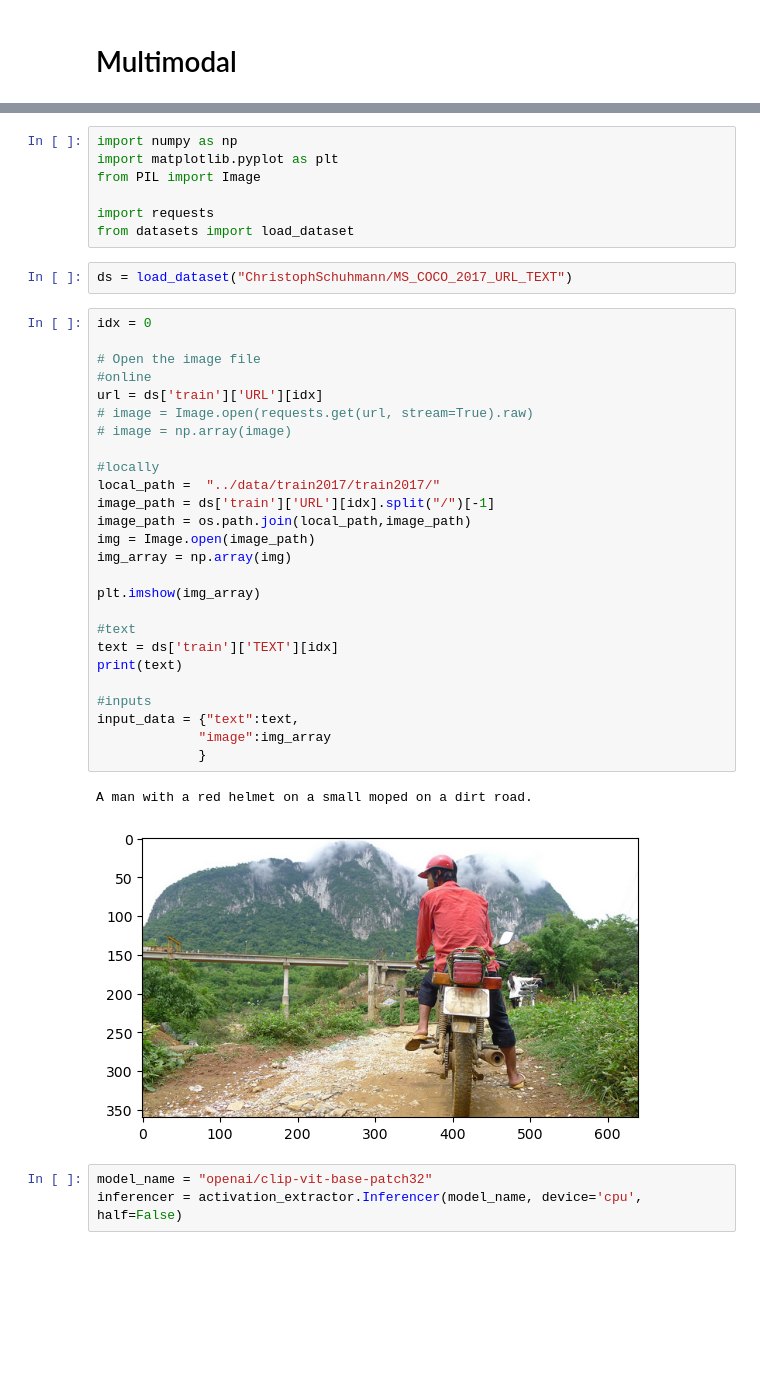
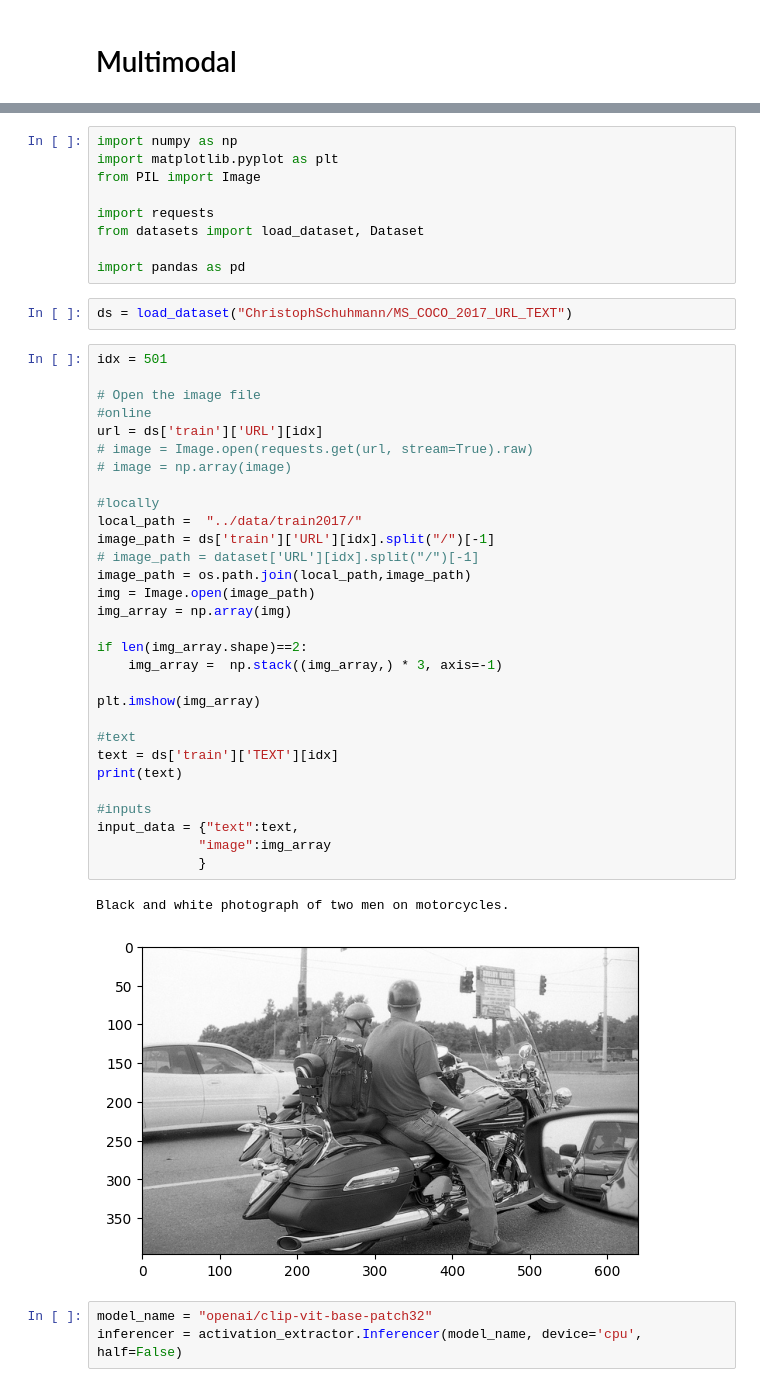
Before and after one commit to edithvillegas/activation-extractor, a Jupyter notebook: examples.ipynb, the cells around one changed output, grey strips where cells are left out. Drawn from its saved outputs; the diff is of its cells as text; blank space fills up the shorter version.

Commit message:
fixed deduplicates and black&white image bug

```diff
--- a/examples.ipynb
+++ b/examples.ipynb
@@ -179,38 +183,44 @@ import matplotlib.pyplot as plt
 from PIL import Image
 
 import requests
-from datasets import load_dataset
+from datasets import load_dataset, Dataset
+
+import pandas as pd
 # %%
 ds = load_dataset("ChristophSchuhmann/MS_COCO_2017_URL_TEXT")
 # %%
-idx = 0
+idx = 501
 
 # Open the image file
 #online
 url = ds['train']['URL'][idx]
 # image = Image.open(requests.get(url, stream=True).raw)
 # image = np.array(image)
 
 #locally
-local_path =  "../data/train2017/train2017/"
+local_path =  "../data/train2017/"
 image_path = ds['train']['URL'][idx].split("/")[-1]
+# image_path = dataset['URL'][idx].split("/")[-1]
 image_path = os.path.join(local_path,image_path)
 img = Image.open(image_path)
 img_array = np.array(img)
+
+if len(img_array.shape)==2:
+    img_array =  np.stack((img_array,) * 3, axis=-1)
 
 plt.imshow(img_array)
 
 #text
 text = ds['train']['TEXT'][idx]
 print(text)
 
 #inputs
 input_data = {"text":text,
              "image":img_array
              }
 # %% [output]
-A man with a red helmet on a small moped on a dirt road.
+Black and white photograph of two men on motorcycles.
-[figure, old version]
+[figure, new version]
 # %%
 model_name = "openai/clip-vit-base-patch32"
 inferencer = activation_extractor.Inferencer(model_name, device='cpu', half=False)
```
Also changed, not shown: parts of 1 cell of this notebook, 2 other files.
